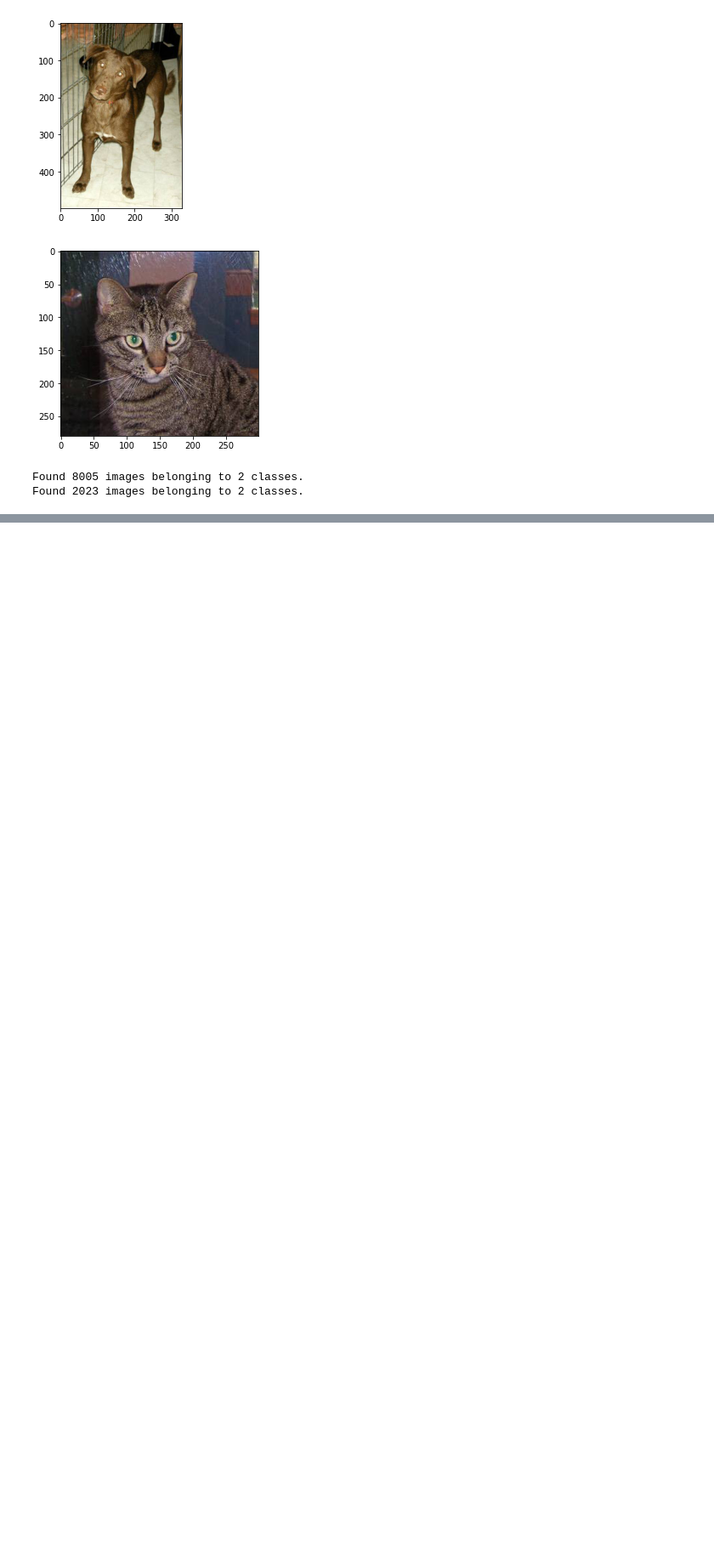
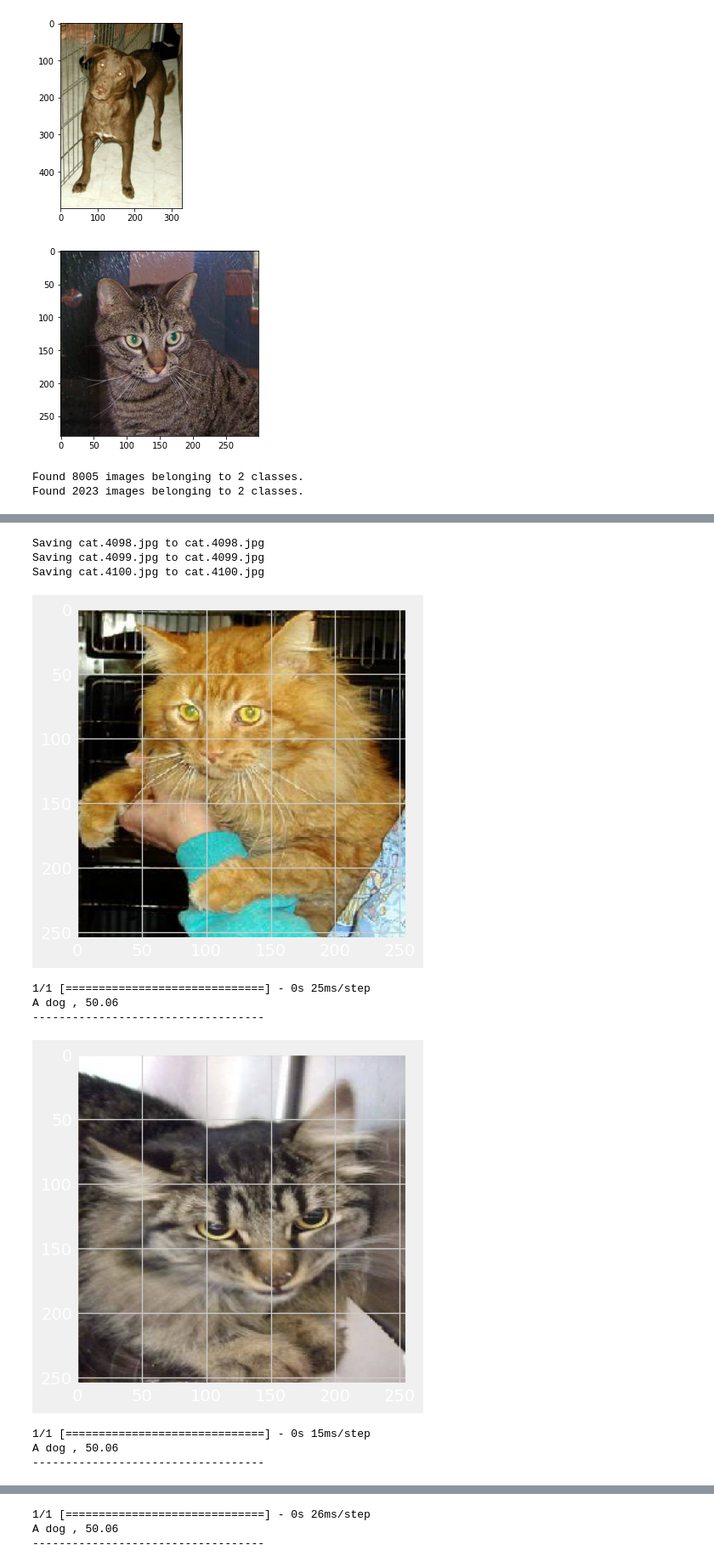
Before and after one commit to NervOUs11/Cat_or_Dog, a Jupyter notebook: CatVSDog.ipynb, the cells around one changed output, grey strips where cells are left out. Shown at 85% size. Drawn from its saved outputs; the diff is of its cells as text; code cells hidden in the pictures; blank space fills up the shorter version.

```diff
--- a/CatVSDog.ipynb
+++ b/CatVSDog.ipynb
@@ -147,0 +135,31 @@ plt.show()
+# %%
+#Test model (Upload new image)
+import numpy as np
+from google.colab import files
+from keras.utils import load_img, img_to_array
+
+uploaded = files.upload()
+
+for fn in uploaded.keys():
+
+  path = '/content/' + fn
+  img = load_img(path, target_size=(256, 256))
+
+  imgplt = plt.imshow(img)
+  plt.show()
+
+  x = img_to_array(img)
+  x = np.expand_dims(x, axis=0)
+
+  image_tensor = np.vstack([x])
+  classes = model.predict(image_tensor)
+
+  if classes > 0.5:
+    print("%s , %.2f" % ("A dog", (classes[0][np.argmax(classes)] * 100)))
+    print("-----------------------------------")
+    print()
+  else:
+    print("%s , %.2f" % ("A cat", (classes[0][np.argmax(classes)] * 100)))
+    print("-----------------------------------")
+    print()
+# %% [output]
@@ -147,0 +167,11 @@ plt.show()
+Saving cat.4098.jpg to cat.4098.jpg
+Saving cat.4099.jpg to cat.4099.jpg
+Saving cat.4100.jpg to cat.4100.jpg
+[figure, added]
+1/1 [==============================] - 0s 25ms/step
+A dog , 50.06
+-----------------------------------
+[figure, added]
+1/1 [==============================] - 0s 15ms/step
+A dog , 50.06
+-----------------------------------
@@ -147,0 +179,3 @@ plt.show()
+1/1 [==============================] - 0s 26ms/step
+A dog , 50.06
+-----------------------------------
```
Also changed, not shown: parts of 9 cells of this notebook.
